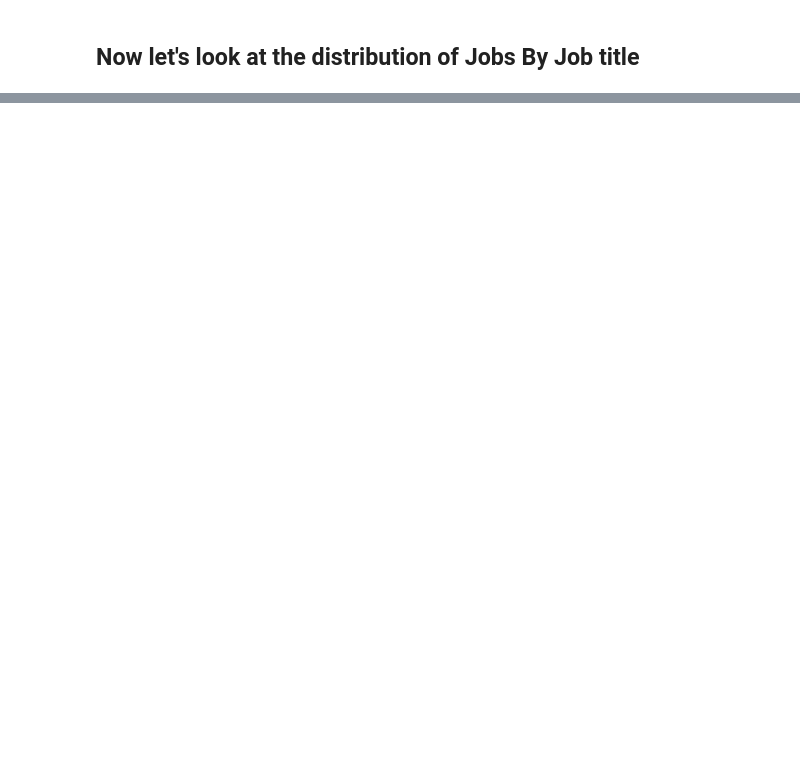
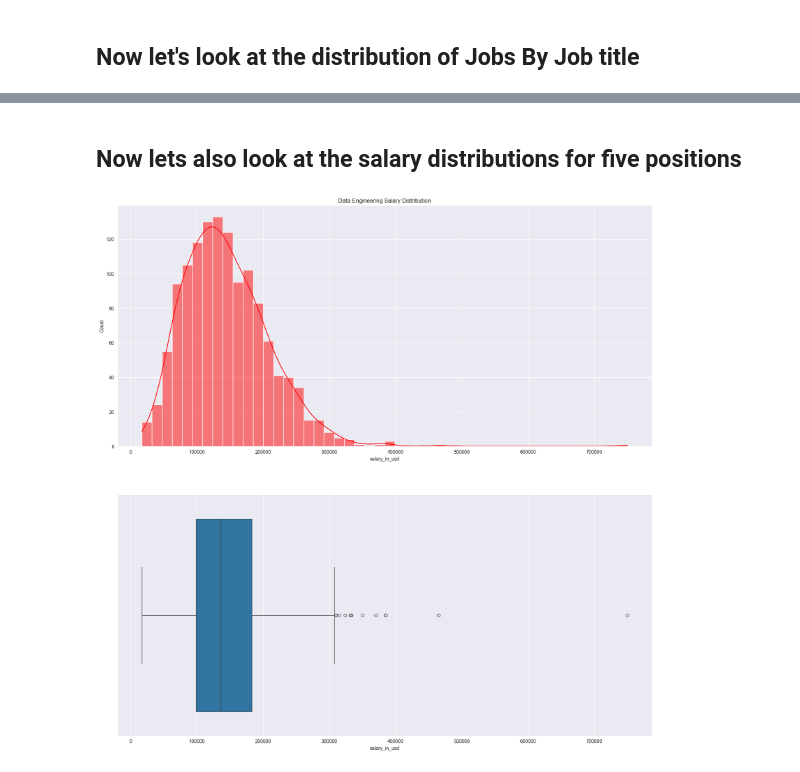
Before and after one commit to jwolfe972/csce_5320_project, a Jupyter notebook: Data_Science_Salaries_Analysis.ipynb, the cells around one changed output, grey strips where cells are left out. Saved outputs shown, nothing was run; the diff lists cells and outputs as text; code cells hidden in the pictures; blank space fills up the shorter version.

```diff
--- a/Data_Science_Salaries_Analysis.ipynb
+++ b/Data_Science_Salaries_Analysis.ipynb
@@ -85,0 +110,18 @@ sns.barplot(x=mean_salary_by_job_sorted[0:15].values.round(2), y=mean_salary_by_
+# %% [markdown]
+## Now lets also look at the salary distributions for five positions
+# %%
+fig, ax = plt.subplots(nrows=2, ncols=1, figsize=(20,20))
+ax[0].xaxis.get_major_formatter().set_scientific(False)
+ax[0].xaxis.get_major_formatter().set_useOffset(False)
+ax[1].xaxis.get_major_formatter().set_scientific(False)
+ax[1].xaxis.get_major_formatter().set_useOffset(False)
+
+
+sns.histplot(data=data_science_salary[data_science_salary['job_title'] == 'Data Engineer'], x='salary_in_usd', kde=True, color='red', ax=ax[0])
+sns.boxplot(data=data_science_salary[data_science_salary['job_title'] == 'Data Engineer'], x='salary_in_usd', ax=ax[1])
+ax[0].set_title('Data Engineering Salary Distribution')
+
+
+plt.show()
+# %% [output]
+[figure, added]
```
Also changed, not shown: parts of 11 cells of this notebook.
